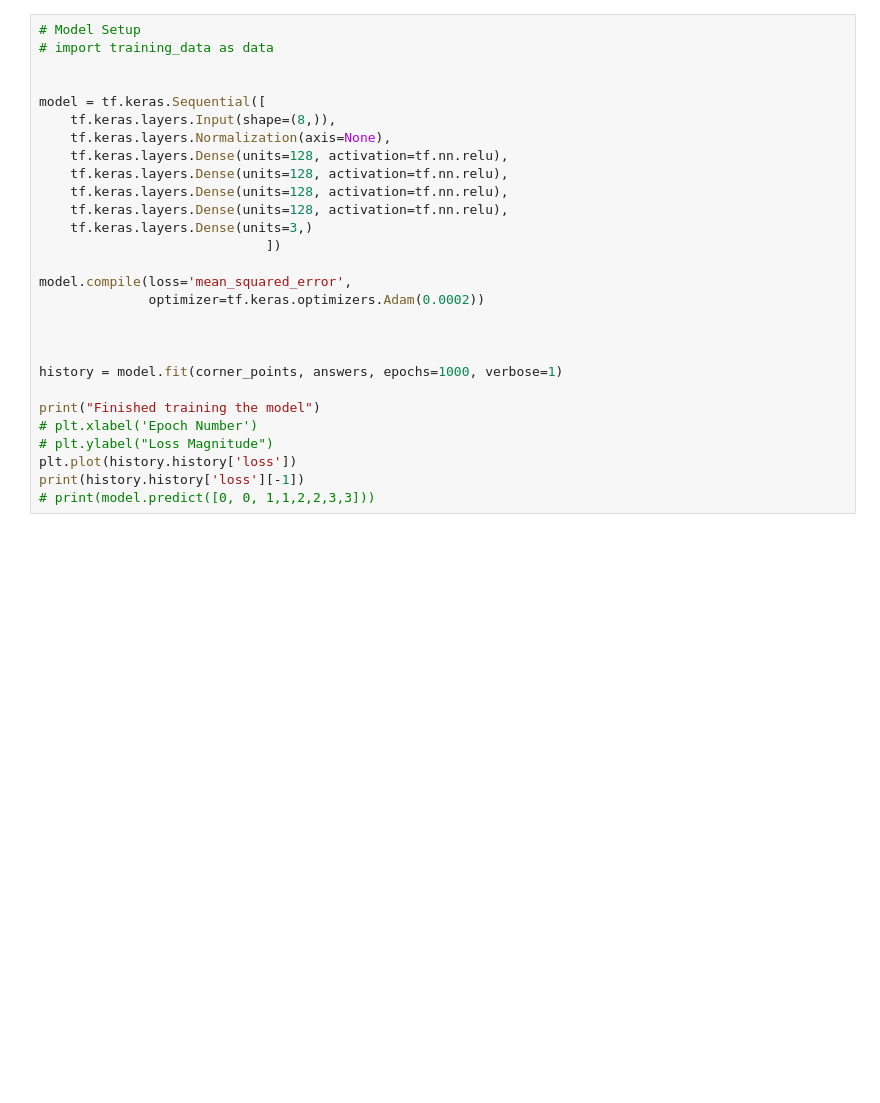
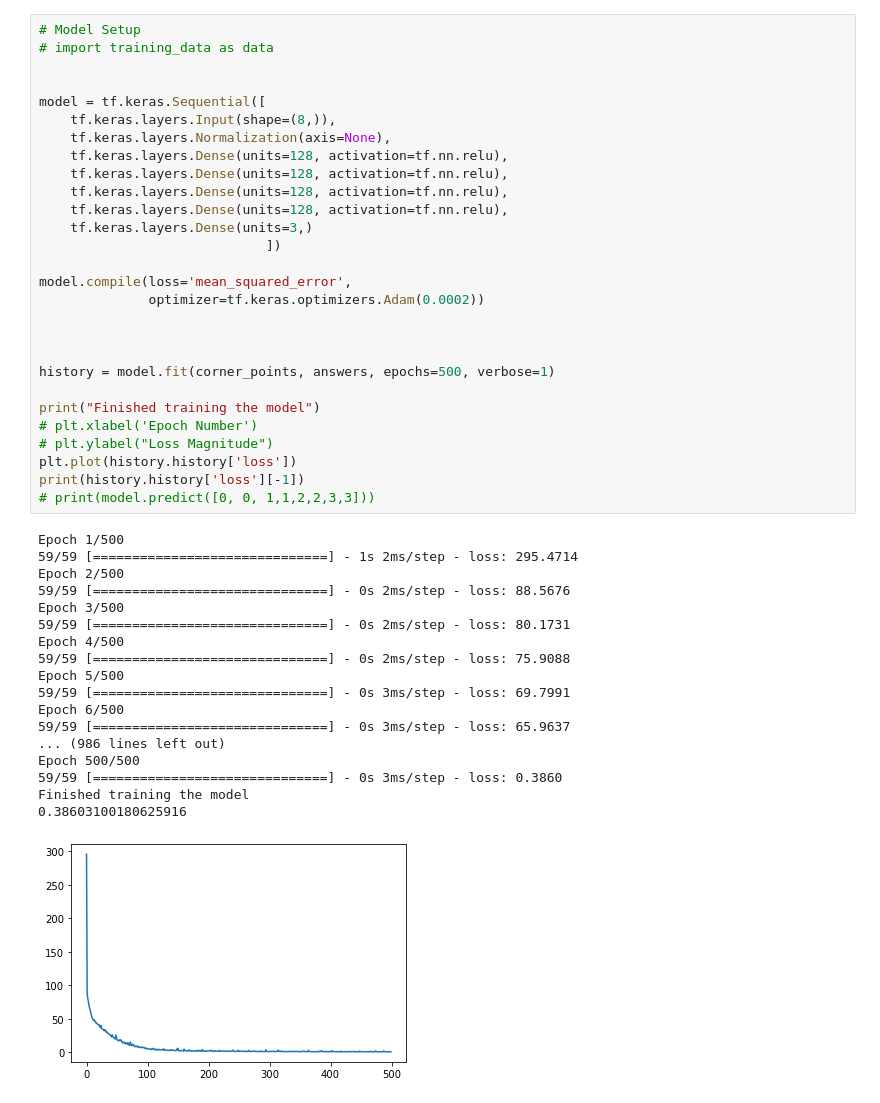
Before and after one commit to 049er/tensor_flow, a Jupyter notebook: model_setup.ipynb, the cells around one changed output. Drawn from its saved outputs; the diff is of its cells as text; blank space fills up the shorter version.

Commit message:
Latest training/testing data

```diff
--- a/model_setup.ipynb
+++ b/model_setup.ipynb
@@ -45,28 +68,47 @@ ValueError: all the input arrays must have same number of dimensions, but the ar
 # %%
 # Model Setup
 # import training_data as data
 
 
 model = tf.keras.Sequential([
     tf.keras.layers.Input(shape=(8,)),
     tf.keras.layers.Normalization(axis=None),
     tf.keras.layers.Dense(units=128, activation=tf.nn.relu),
     tf.keras.layers.Dense(units=128, activation=tf.nn.relu),
     tf.keras.layers.Dense(units=128, activation=tf.nn.relu),
     tf.keras.layers.Dense(units=128, activation=tf.nn.relu),
     tf.keras.layers.Dense(units=3,)
                              ])
 
 model.compile(loss='mean_squared_error',
               optimizer=tf.keras.optimizers.Adam(0.0002))
 
 
 
-history = model.fit(corner_points, answers, epochs=1000, verbose=1)
+history = model.fit(corner_points, answers, epochs=500, verbose=1)
 
 print("Finished training the model")
 # plt.xlabel('Epoch Number')
 # plt.ylabel("Loss Magnitude")
 plt.plot(history.history['loss'])
 print(history.history['loss'][-1])
 # print(model.predict([0, 0, 1,1,2,2,3,3]))
+# %% [output]
+Epoch 1/500
+59/59 [==============================] - 1s 2ms/step - loss: 295.4714
+Epoch 2/500
+59/59 [==============================] - 0s 2ms/step - loss: 88.5676
+Epoch 3/500
+59/59 [==============================] - 0s 2ms/step - loss: 80.1731
+Epoch 4/500
+59/59 [==============================] - 0s 2ms/step - loss: 75.9088
+Epoch 5/500
+59/59 [==============================] - 0s 3ms/step - loss: 69.7991
+Epoch 6/500
+59/59 [==============================] - 0s 3ms/step - loss: 65.9637
+... (986 lines left out)
+Epoch 500/500
+59/59 [==============================] - 0s 3ms/step - loss: 0.3860
+Finished training the model
+0.38603100180625916
+[figure, added]
```
Also changed, not shown: parts of 7 cells of this notebook, 35 other files.
